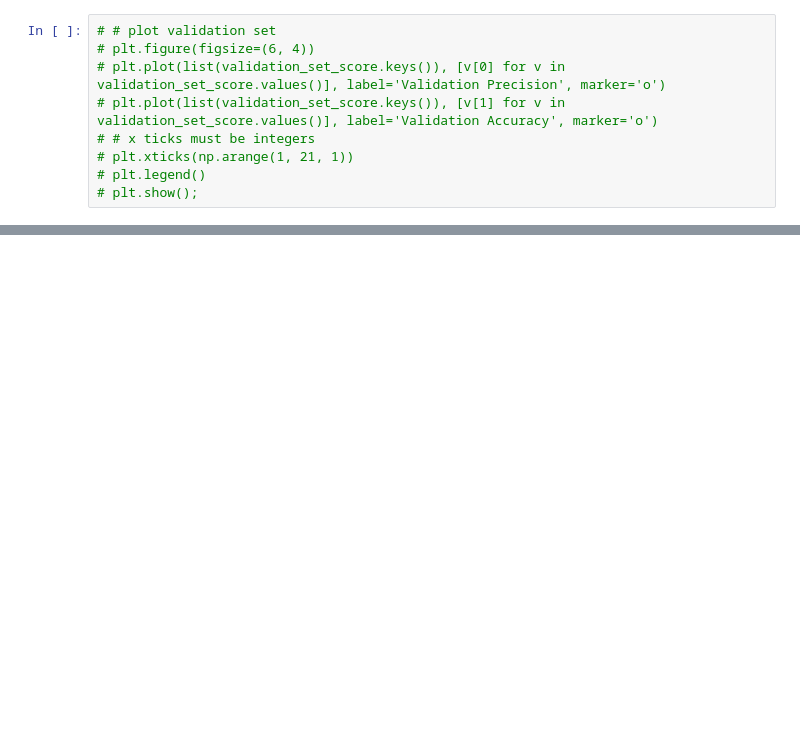
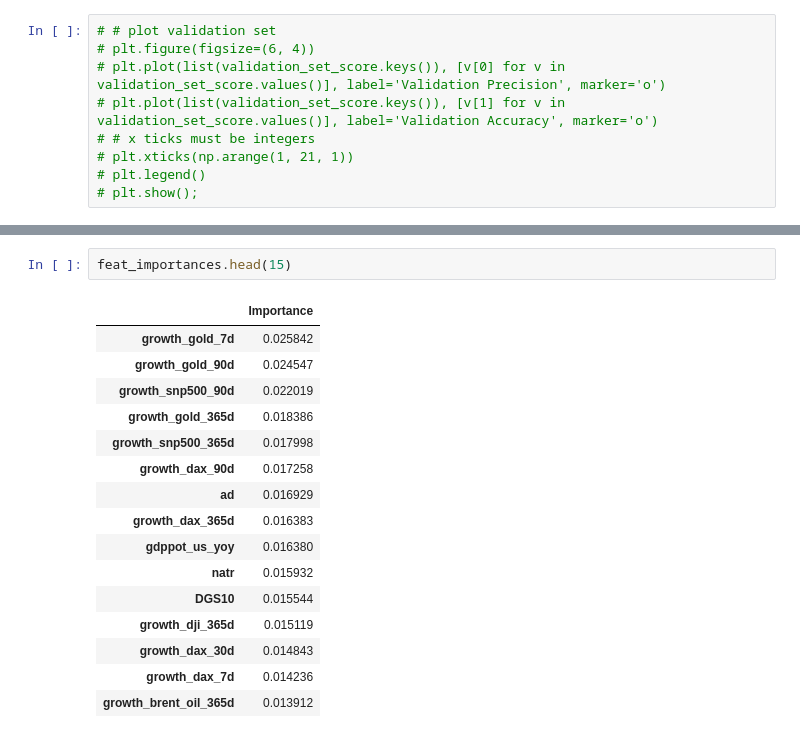
Before and after one commit to GawainGan/Stock-Markets-Analytics, a Jupyter notebook: Code/Module_3_Modelling_Prediction_Evaluation.ipynb, the cells around one changed output, grey strips where cells are left out. Cells and saved outputs as stored; diff of their text form; blank space fills up the shorter version.

```diff
--- a/Code/Module_3_Modelling_Prediction_Evaluation.ipynb
+++ b/Code/Module_3_Modelling_Prediction_Evaluation.ipynb
@@ -776,0 +806,19 @@ precision_best
+# %%
+feat_importances.head(15)
+# %% [output]
+|  | Importance |
+| growth_gold_7d | 0.025842 |
+| growth_gold_90d | 0.024547 |
+| growth_snp500_90d | 0.022019 |
+| growth_gold_365d | 0.018386 |
+| growth_snp500_365d | 0.017998 |
+| growth_dax_90d | 0.017258 |
+| ad | 0.016929 |
+| growth_dax_365d | 0.016383 |
+| gdppot_us_yoy | 0.016380 |
+| natr | 0.015932 |
+| DGS10 | 0.015544 |
+| growth_dji_365d | 0.015119 |
+| growth_dax_30d | 0.014843 |
+| growth_dax_7d | 0.014236 |
+| growth_brent_oil_365d | 0.013912 |
```
Also changed, not shown: parts of 14 cells of this notebook.
